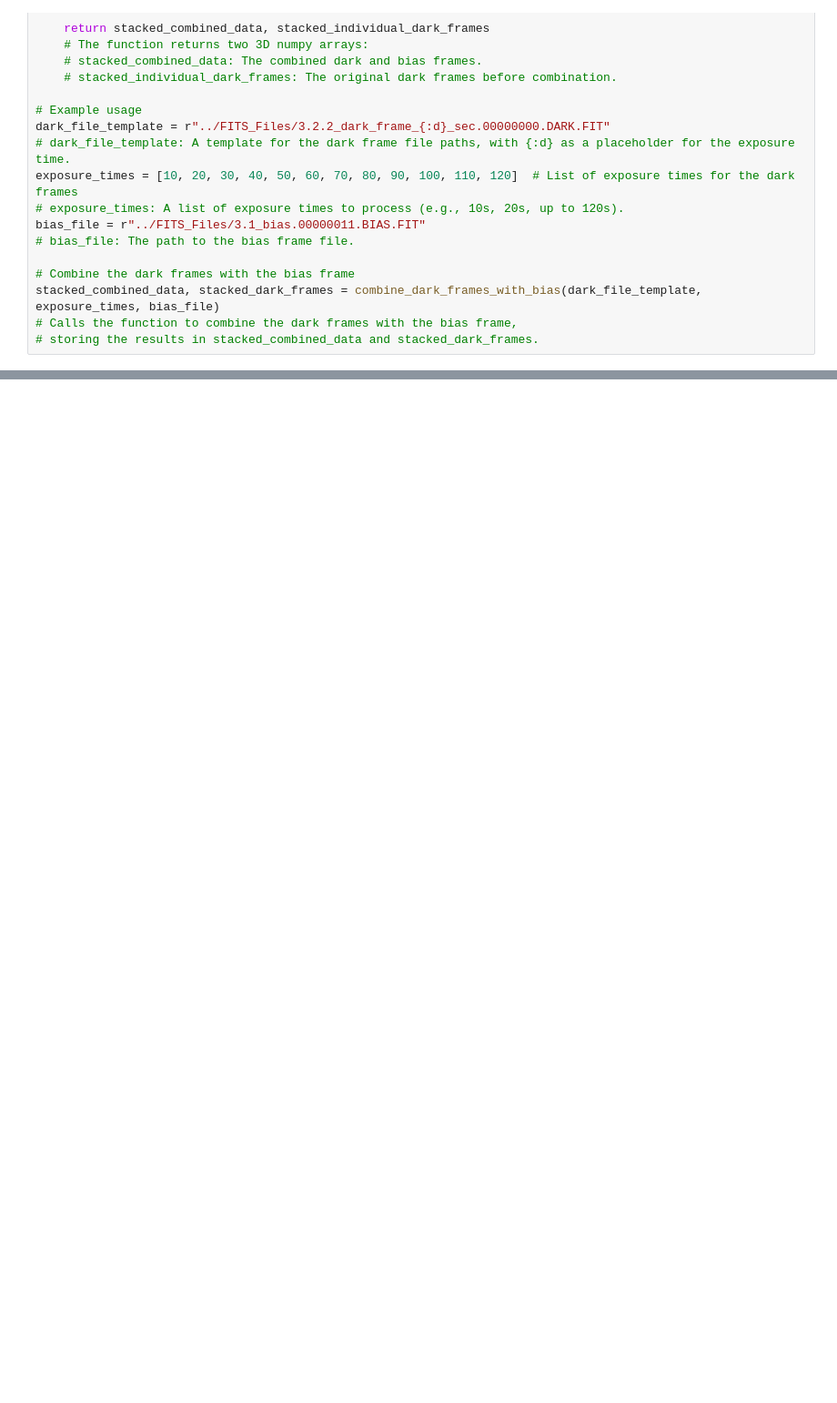
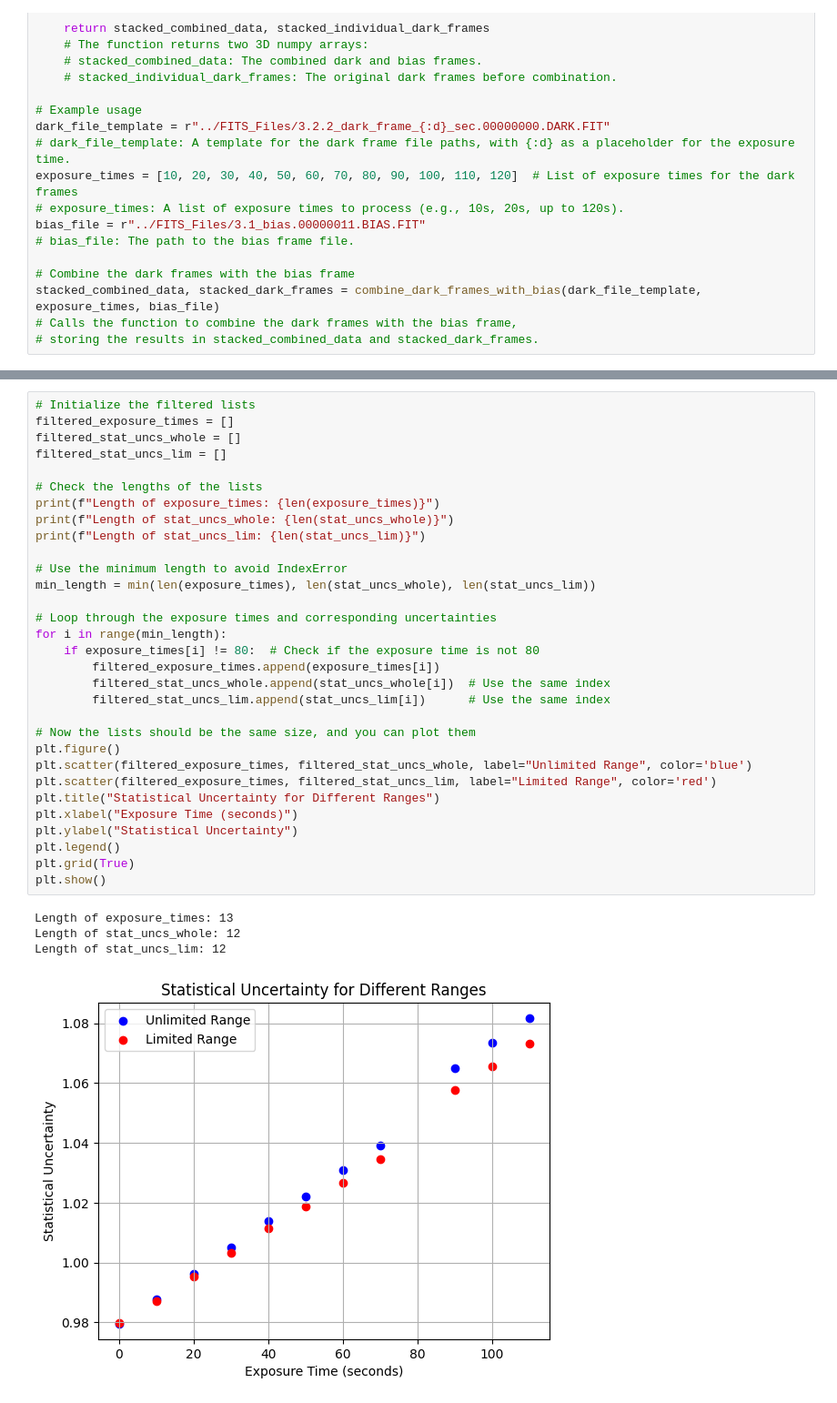
Before and after one commit to emsonmez/AST_443, a Jupyter notebook: Lab_1/Jiyun_work/section_4.2(2).ipynb, the cells around one changed output, grey strips where cells are left out. Shown at 91% size. Cells and saved outputs as stored; diff of their text form; blank space fills up the shorter version.

```diff
--- a/Lab_1/Jiyun_work/section_4.2(2).ipynb
+++ b/Lab_1/Jiyun_work/section_4.2(2).ipynb
@@ -339,0 +483,36 @@ stacked_combined_data, stacked_dark_frames = combine_dark_frames_with_bias(dark_
+# %%
+# Initialize the filtered lists
+filtered_exposure_times = []
+filtered_stat_uncs_whole = []
+filtered_stat_uncs_lim = []
+
+# Check the lengths of the lists
+print(f"Length of exposure_times: {len(exposure_times)}")
+print(f"Length of stat_uncs_whole: {len(stat_uncs_whole)}")
+print(f"Length of stat_uncs_lim: {len(stat_uncs_lim)}")
+
+# Use the minimum length to avoid IndexError
+min_length = min(len(exposure_times), len(stat_uncs_whole), len(stat_uncs_lim))
+
+# Loop through the exposure times and corresponding uncertainties
+for i in range(min_length):
+    if exposure_times[i] != 80:  # Check if the exposure time is not 80
+        filtered_exposure_times.append(exposure_times[i])
+        filtered_stat_uncs_whole.append(stat_uncs_whole[i])  # Use the same index
+        filtered_stat_uncs_lim.append(stat_uncs_lim[i])      # Use the same index
+
+# Now the lists should be the same size, and you can plot them
+plt.figure()
+plt.scatter(filtered_exposure_times, filtered_stat_uncs_whole, label="Unlimited Range", color='blue')
+plt.scatter(filtered_exposure_times, filtered_stat_uncs_lim, label="Limited Range", color='red')
+plt.title("Statistical Uncertainty for Different Ranges")
+plt.xlabel("Exposure Time (seconds)")
+plt.ylabel("Statistical Uncertainty")
+plt.legend()
+plt.grid(True)
+plt.show()
+# %% [output]
+Length of exposure_times: 13
+Length of stat_uncs_whole: 12
+Length of stat_uncs_lim: 12
+[figure, added]
```
Also changed, not shown: parts of 6 cells of this notebook, 36 other files.
